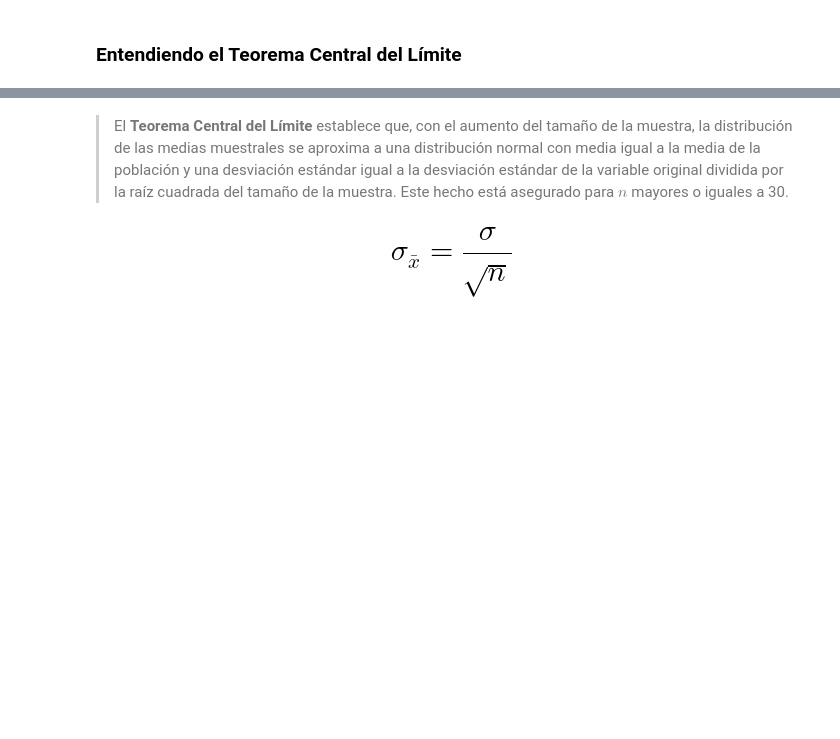
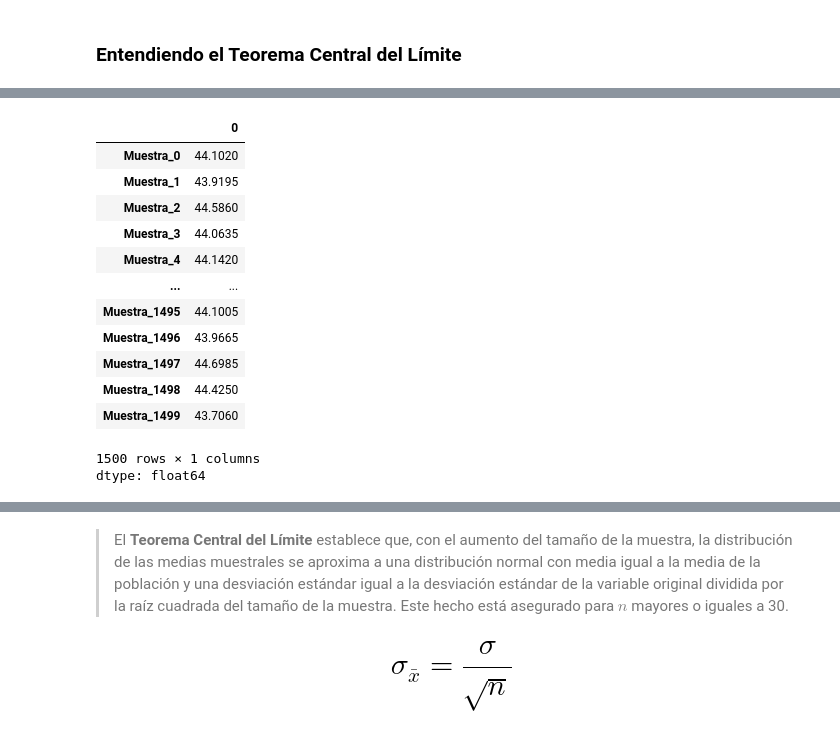
Before and after one commit to LejImkoaj/estadistica-con-python-probabilidad-y-muestreo, a Jupyter notebook: Inicial.ipynb, the cells around one changed output, grey strips where cells are left out. Cells and saved outputs as stored; diff of their text form; code cells hidden in the pictures; blank space fills up the shorter version.

```diff
--- a/Inicial.ipynb
+++ b/Inicial.ipynb
@@ -893,0 +911,17 @@ La desviación estándar de las medias muestrales se conoce como **error estánd
+# %%
+muestras.mean()
+# %% [output]
+|  | 0 |
+| Muestra_0 | 44.1020 |
+| Muestra_1 | 43.9195 |
+| Muestra_2 | 44.5860 |
+| Muestra_3 | 44.0635 |
+| Muestra_4 | 44.1420 |
+| ... | ... |
+| Muestra_1495 | 44.1005 |
+| Muestra_1496 | 43.9665 |
+| Muestra_1497 | 44.6985 |
+| Muestra_1498 | 44.4250 |
+| Muestra_1499 | 43.7060 |
+1500 rows × 1 columns
+dtype: float64
```
Also changed, not shown: parts of 29 cells of this notebook.
